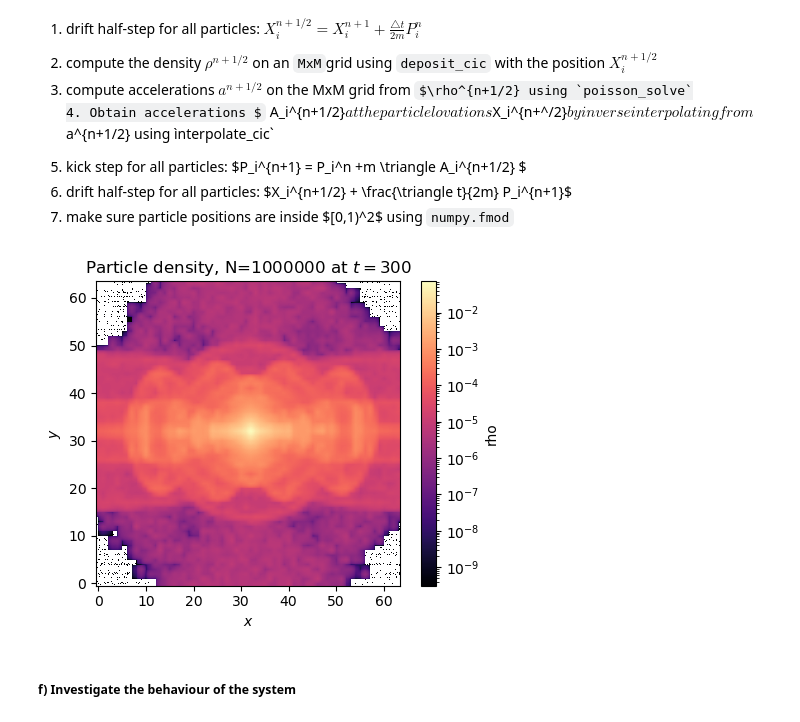
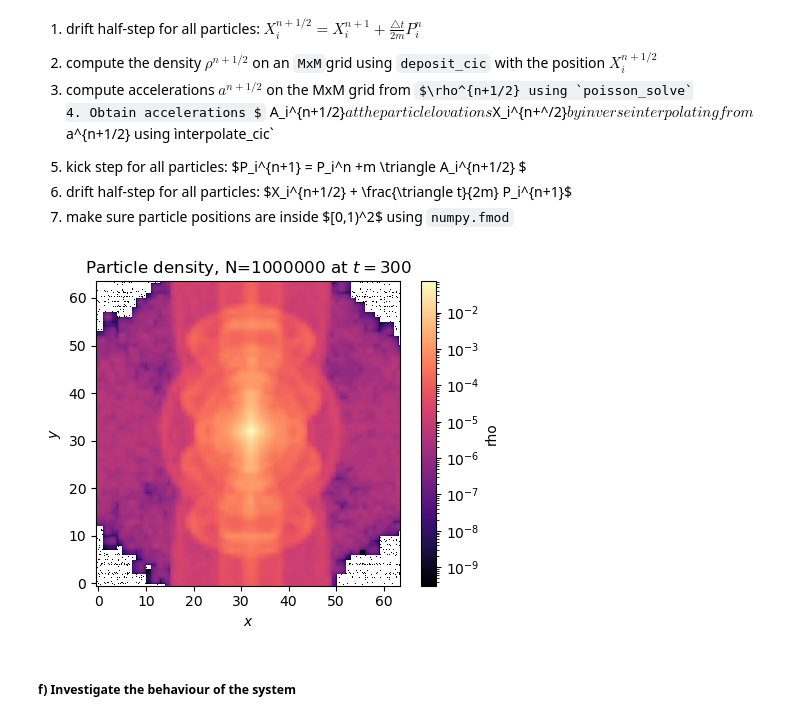
Before and after one commit to ShannonS00/Computational-Astrophysics, a Jupyter notebook: Worksheet_10/Worksheet_10_G22.ipynb, the cells around one changed output. Drawn from its saved outputs; the diff is of its cells as text; code cells hidden in the pictures; some formulas as TeX source.

```diff
--- a/Worksheet_10/Worksheet_10_G22.ipynb
+++ b/Worksheet_10/Worksheet_10_G22.ipynb
@@ -380,22 +370,22 @@ P0 = sigma_p * np.random.randn(N, 2)
 # evolve
 Xf, Pf, rho_f = leapfrog_pic(X0, P0, m, ngrid=ngrid, dt=dt, n_steps=n_steps)
 # %%
-# 4.  Visualise final density
+# Visualise final density
 plt.figure(figsize=(5, 4))
 plt.imshow(
-    rho_f.T,
+    rho_f,
     origin="lower",
     cmap="magma",
     interpolation="bilinear",
     norm=LogNorm(),)
 plt.title(fr"Particle density, N={N} at $t = {n_steps} $")
 plt.xlabel("$x$")
 plt.ylabel("$y$")
 plt.colorbar(label="rho")
 plt.tight_layout()
 plt.show()
 # %% [output]
-[figure, old version]
+[figure, new version]
 # %% [markdown]
 ##### f) Investigate the behaviour of the system
 # %%
```
Also changed, not shown: parts of 11 cells of this notebook.
